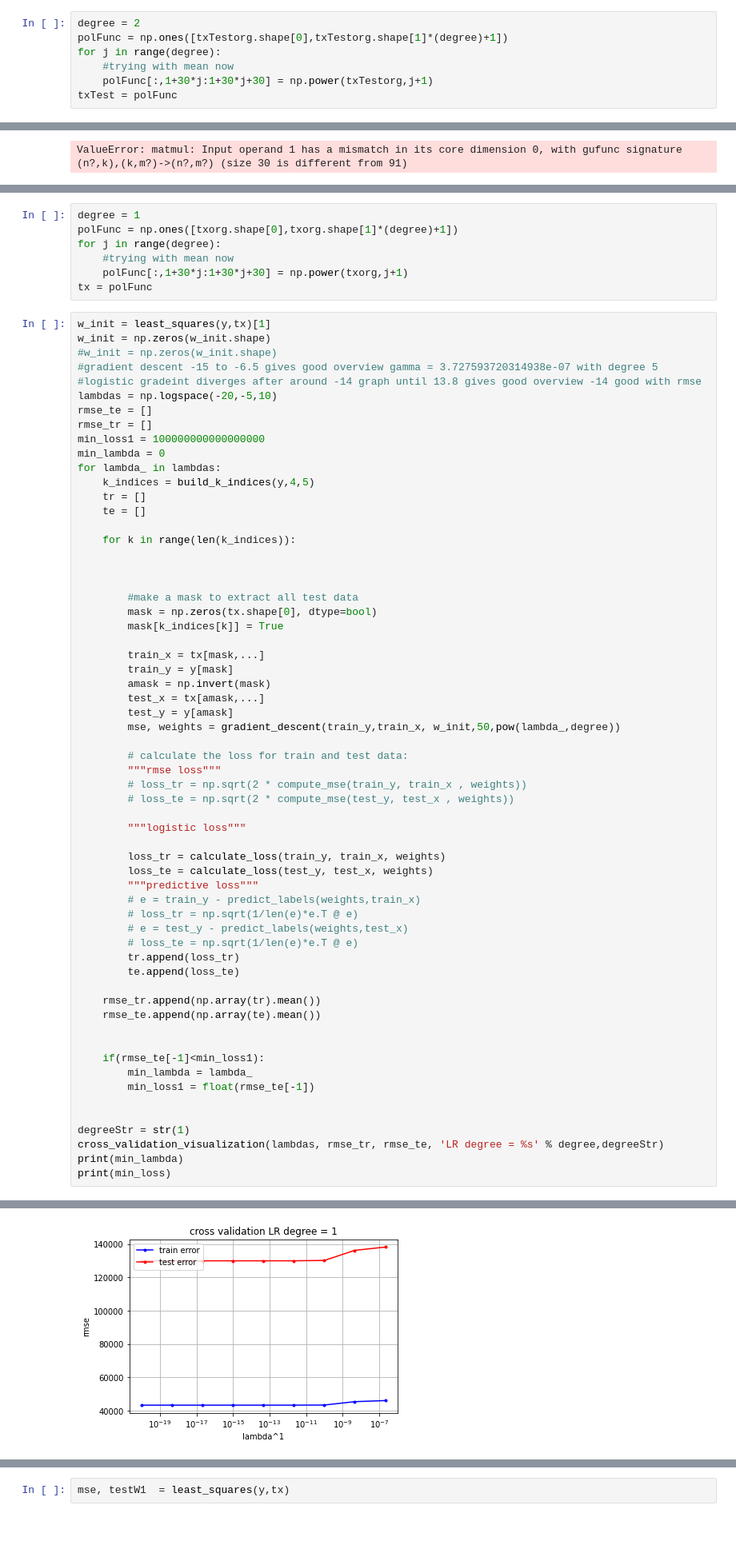
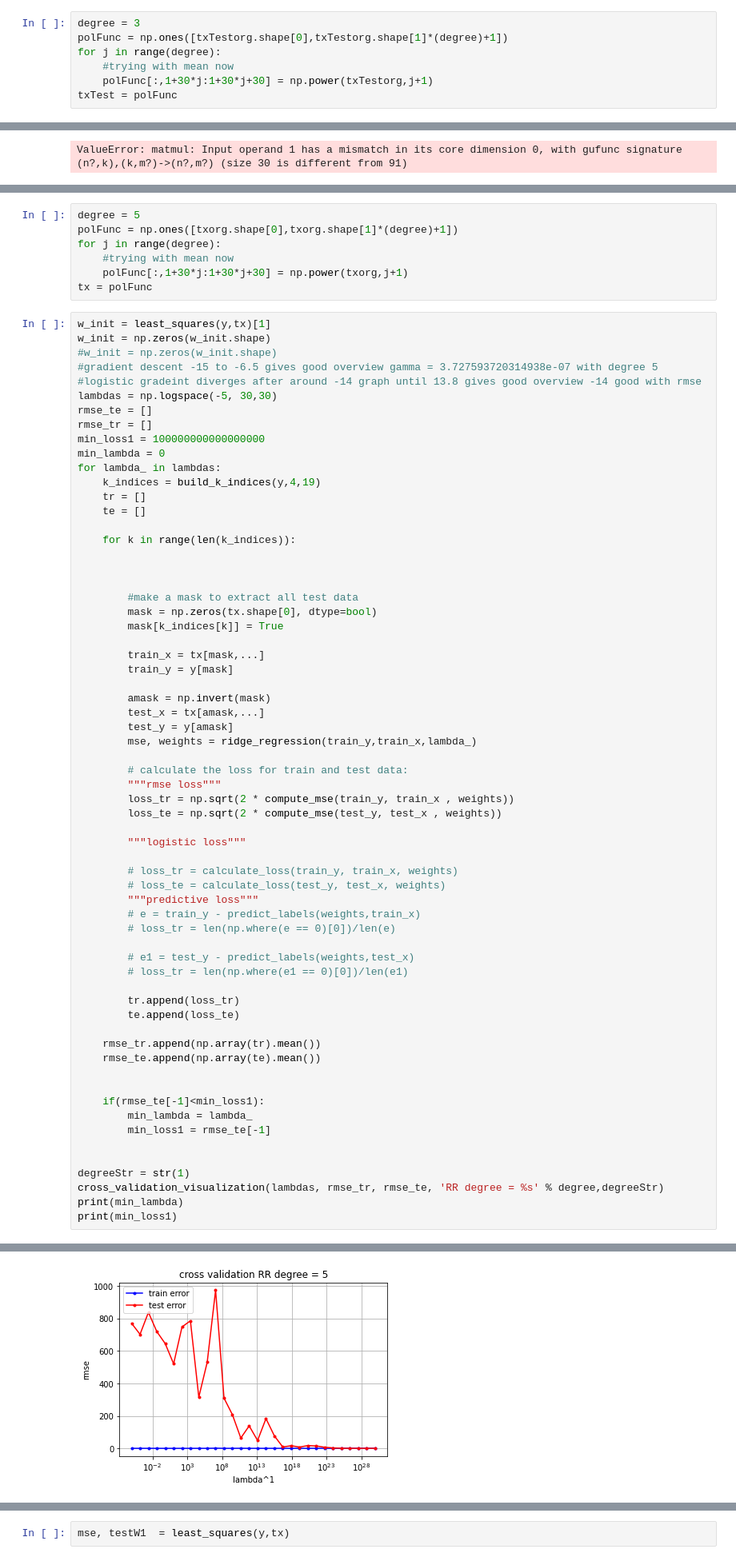
Before and after one commit to TheUndeadSloth/ML_EPFL, a Jupyter notebook: Project_1/TestingSebastian.ipynb, the cells around one changed output, grey strips where cells are left out. Shown: that part at 80% size. Cells and saved outputs as stored; diff of their text form; blank space fills up the shorter version.

```diff
--- a/Project_1/TestingSebastian.ipynb
+++ b/Project_1/TestingSebastian.ipynb
@@ -13,7 +13,7 @@ y = np.array([y])
 y = y.T
 txTestorg, idsTest = load_csv_Test('Data/test.csv')
 # %%
-degree = 2
+degree = 3
 polFunc = np.ones([txTestorg.shape[0],txTestorg.shape[1]*(degree)+1])
 for j in range(degree):
     #trying with mean now
@@ -99,7 +105,7 @@ print(min_loss)
 0.3890240891603785
 [figure]
 # %%
-degree = 1
+degree = 5
 polFunc = np.ones([txorg.shape[0],txorg.shape[1]*(degree)+1])
 for j in range(degree):
     #trying with mean now
@@ -111,13 +117,13 @@ w_init = np.zeros(w_init.shape)
 #w_init = np.zeros(w_init.shape)
 #gradient descent -15 to -6.5 gives good overview gamma = 3.727593720314938e-07 with degree 5
 #logistic gradeint diverges after around -14 graph until 13.8 gives good overview -14 good with rmse
-lambdas = np.logspace(-20,-5,10)
+lambdas = np.logspace(-5, 30,30)
 rmse_te = []
 rmse_tr = []
 min_loss1 = 100000000000000000
 min_lambda = 0
 for lambda_ in lambdas:
-    k_indices = build_k_indices(y,4,5)
+    k_indices = build_k_indices(y,4,19)
     tr = []
     te = []
 
@@ -131,25 +137,28 @@ for lambda_ in lambdas:
 
         train_x = tx[mask,...]
         train_y = y[mask]
+
         amask = np.invert(mask)
         test_x = tx[amask,...]
         test_y = y[amask]
-        mse, weights = gradient_descent(train_y,train_x, w_init,50,pow(lambda_,degree))
+        mse, weights = ridge_regression(train_y,train_x,lambda_)
 
         # calculate the loss for train and test data:
         """rmse loss"""
-        # loss_tr = np.sqrt(2 * compute_mse(train_y, train_x , weights))
-        # loss_te = np.sqrt(2 * compute_mse(test_y, test_x , weights))
+        loss_tr = np.sqrt(2 * compute_mse(train_y, train_x , weights))
+        loss_te = np.sqrt(2 * compute_mse(test_y, test_x , weights))
 
         """logistic loss"""
 
-        loss_tr = calculate_loss(train_y, train_x, weights)
-        loss_te = calculate_loss(test_y, test_x, weights)
+        # loss_tr = calculate_loss(train_y, train_x, weights)
+        # loss_te = calculate_loss(test_y, test_x, weights)
         """predictive loss"""
         # e = train_y - predict_labels(weights,train_x)
-        # loss_tr = np.sqrt(1/len(e)*e.T @ e)
-        # e = test_y - predict_labels(weights,test_x)
-        # loss_te = np.sqrt(1/len(e)*e.T @ e)
+        # loss_tr = len(np.where(e == 0)[0])/len(e)
+
+        # e1 = test_y - predict_labels(weights,test_x)
+        # loss_tr = len(np.where(e1 == 0)[0])/len(e1)
+
         tr.append(loss_tr)
         te.append(loss_te)
 
@@ -159,11 +168,11 @@ for lambda_ in lambdas:
 
     if(rmse_te[-1]<min_loss1):
         min_lambda = lambda_
-        min_loss1 = float(rmse_te[-1])
+        min_loss1 = rmse_te[-1]
 
 
 degreeStr = str(1)
-cross_validation_visualization(lambdas, rmse_tr, rmse_te, 'LR degree = %s' % degree,degreeStr)
+cross_validation_visualization(lambdas, rmse_tr, rmse_te, 'RR degree = %s' % degree,degreeStr)
 print(min_lambda)
-print(min_loss)
+print(min_loss1)
 # %% [output]
@@ -172,4 +181,4 @@ print(min_loss)
-[figure, old version]
+[figure, new version]
 # %%
 
 mse, testW  = least_squares(y,tx)
```
Also changed, not shown: parts of 6 cells of this notebook, 13 other files.
